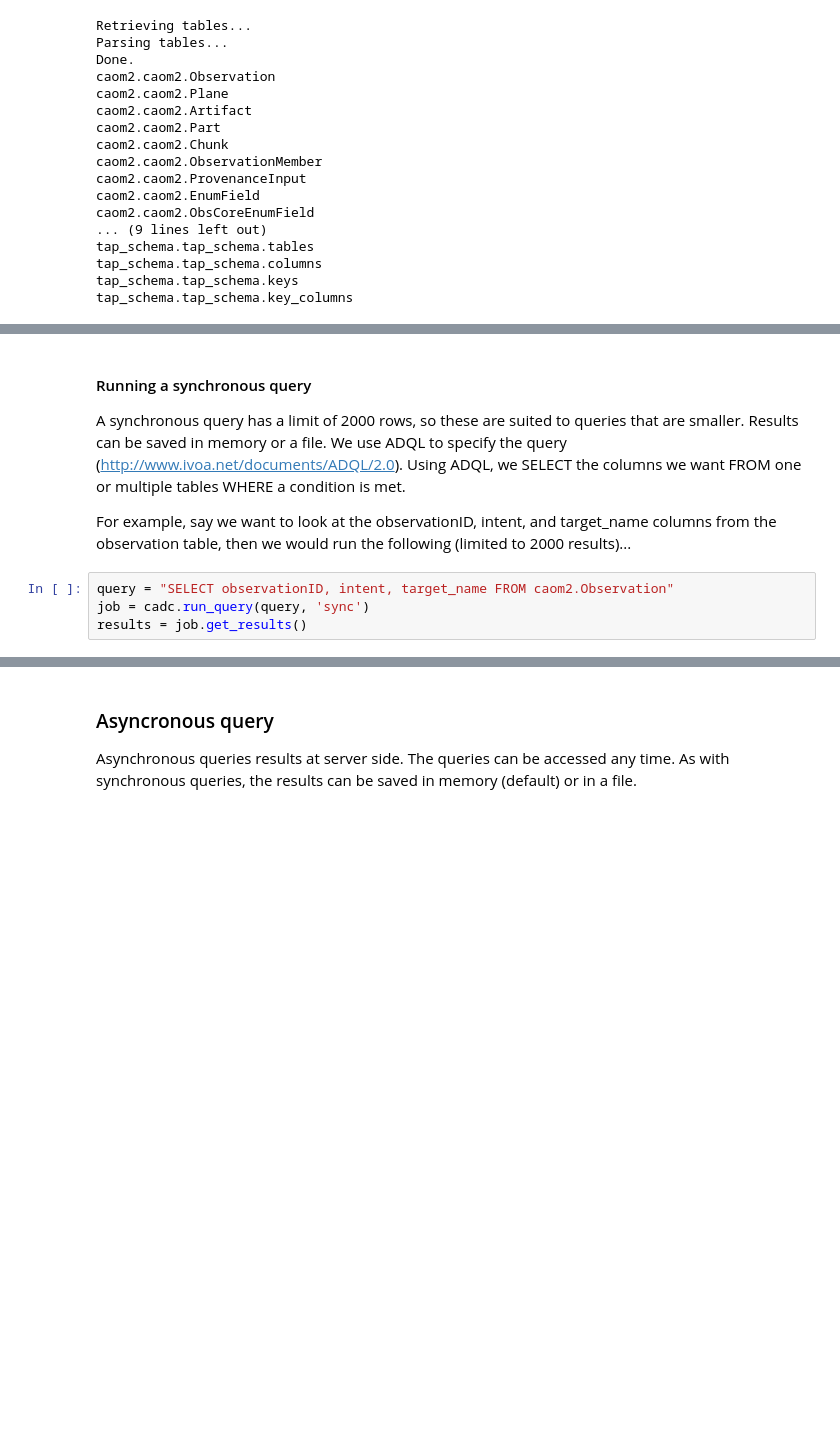
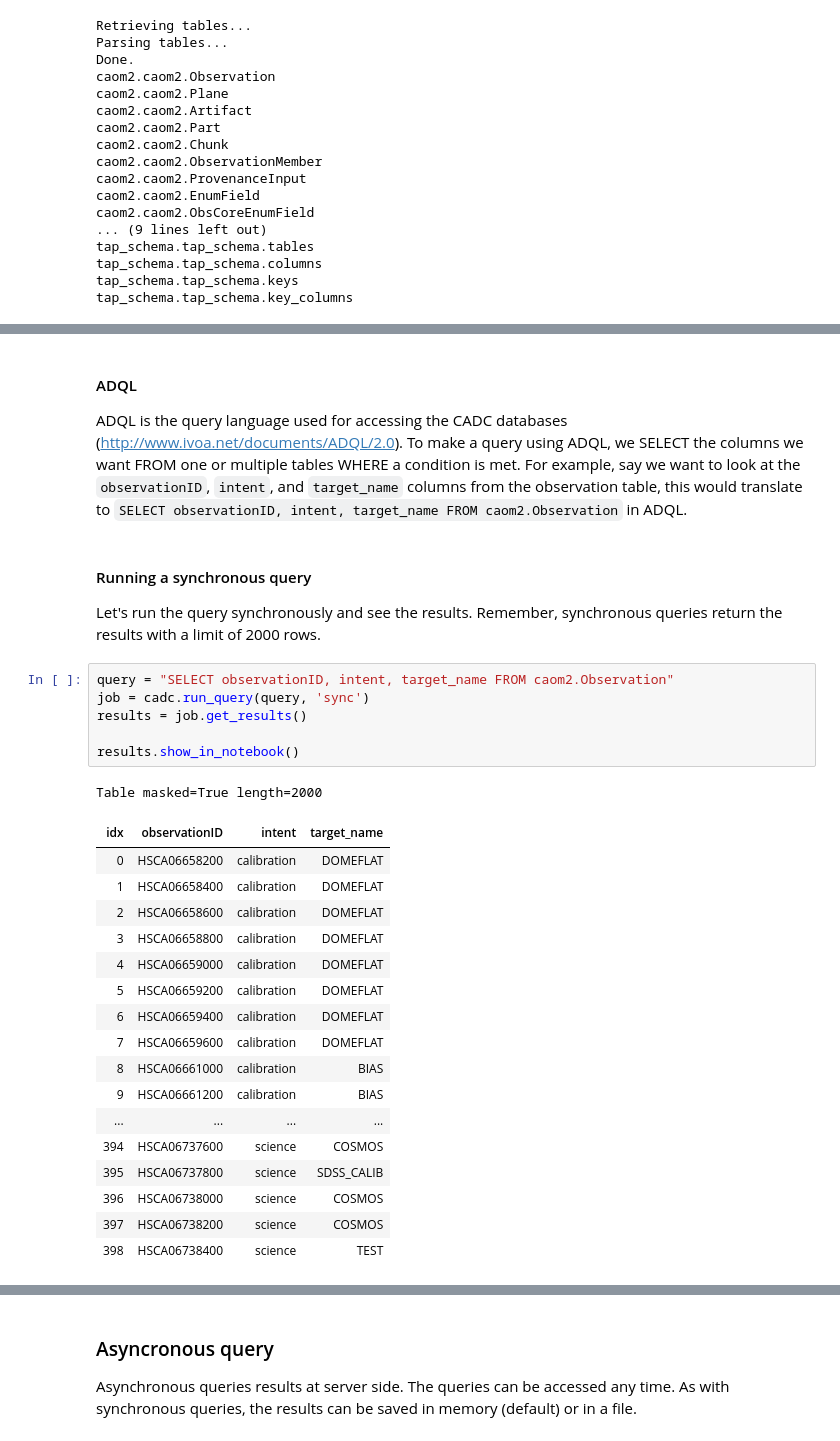
Before and after one commit to ellieb/astroquery_tutorial, a Jupyter notebook: astroquery_tutorial.ipynb, the cells around one changed output, grey strips where cells are left out. Cells and saved outputs as stored; diff of their text form; blank space fills up the shorter version.

```diff
--- a/astroquery_tutorial.ipynb
+++ b/astroquery_tutorial.ipynb
@@ -215,11 +247,34 @@ maxLastModified
 metaChecksum
 accMetaChecksum
 # %% [markdown]
-#### Running a synchronous query
-A synchronous query has a limit of 2000 rows, so these are suited to queries that are smaller. Results can be saved in memory or a file. We use ADQL to specify the query (http://www.ivoa.net/documents/ADQL/2.0). Using ADQL, we SELECT the columns we want FROM one or multiple tables WHERE a condition is met.
-
-For example, say we want to look at the observationID, intent, and target_name columns from the observation table, then we would run the following (limited to 2000 results)...
+#### ADQL
+ADQL is the query language used for accessing the CADC databases (http://www.ivoa.net/documents/ADQL/2.0). To make a query using ADQL, we SELECT the columns we want FROM one or multiple tables WHERE a condition is met. For example, say we want to look at the `observationID`, `intent`, and `target_name` columns from the observation table, this would translate to `SELECT observationID, intent, target_name FROM caom2.Observation` in ADQL.
+# %% [markdown]
+#### Running a synchronous query
+
+Let's run the query synchronously and see the results. Remember, synchronous queries return the results with a limit of 2000 rows.
 # %%
 query = "SELECT observationID, intent, target_name FROM caom2.Observation"
 job = cadc.run_query(query, 'sync')
 results = job.get_results()
+
+results.show_in_notebook()
+# %% [output]
+Table masked=True length=2000
+| idx | observationID | intent | target_name |
+| 0 | HSCA06658200 | calibration | DOMEFLAT |
+| 1 | HSCA06658400 | calibration | DOMEFLAT |
+| 2 | HSCA06658600 | calibration | DOMEFLAT |
+| 3 | HSCA06658800 | calibration | DOMEFLAT |
+| 4 | HSCA06659000 | calibration | DOMEFLAT |
+| 5 | HSCA06659200 | calibration | DOMEFLAT |
+| 6 | HSCA06659400 | calibration | DOMEFLAT |
+| 7 | HSCA06659600 | calibration | DOMEFLAT |
+| 8 | HSCA06661000 | calibration | BIAS |
+| 9 | HSCA06661200 | calibration | BIAS |
+| ... | ... | ... | ... |
+| 394 | HSCA06737600 | science | COSMOS |
+| 395 | HSCA06737800 | science | SDSS_CALIB |
+| 396 | HSCA06738000 | science | COSMOS |
+| 397 | HSCA06738200 | science | COSMOS |
+| 398 | HSCA06738400 | science | TEST |
```
Also changed, not shown: parts of 46 cells of this notebook.
